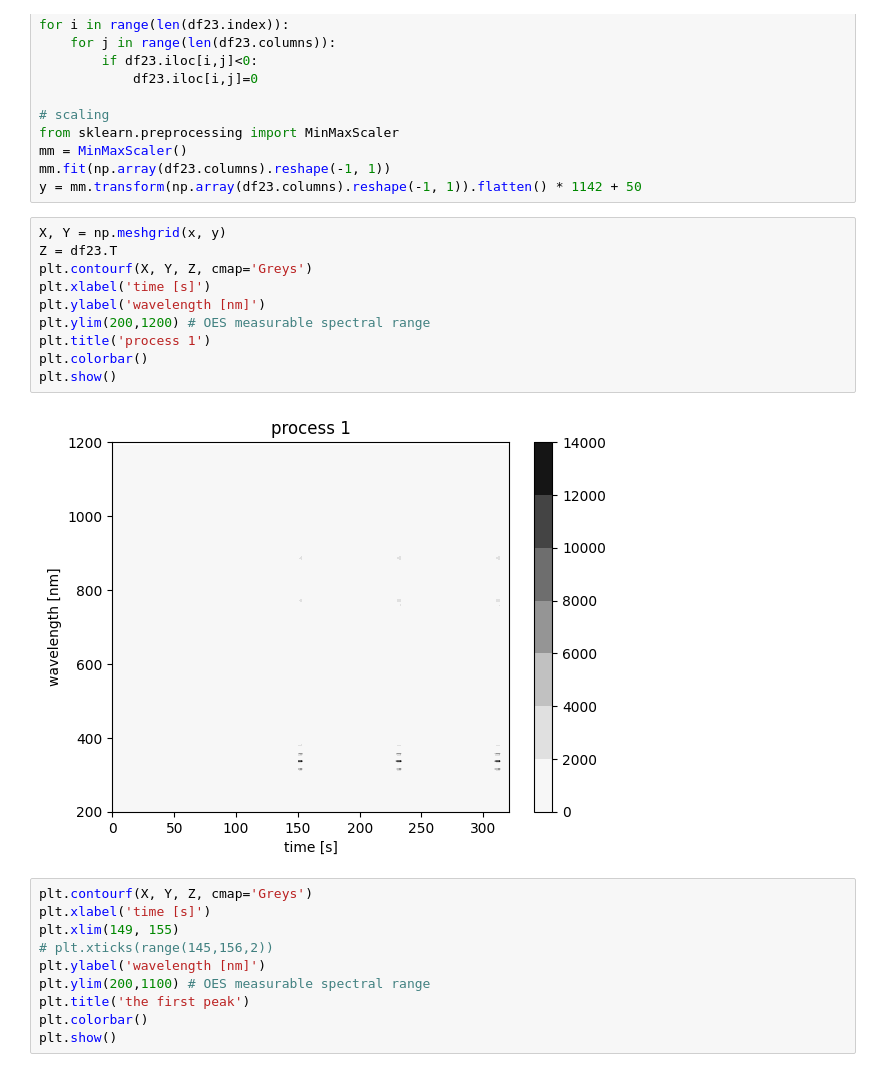
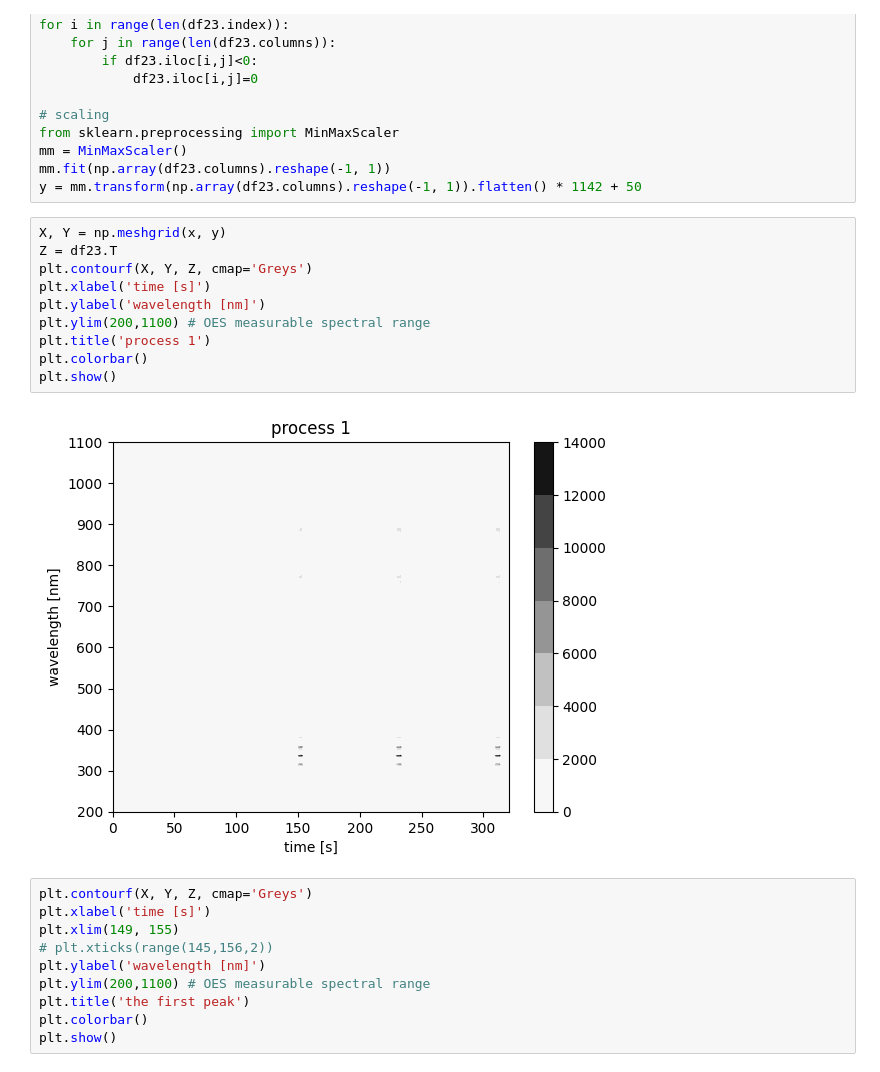
Before and after one commit to Materials-and-Devices-Center-under-KETI/OES_data, a Jupyter notebook: oes_test_new.ipynb, the cells around one changed output. Saved outputs shown, nothing was run; the diff lists cells and outputs as text.

```diff
--- a/oes_test_new.ipynb
+++ b/oes_test_new.ipynb
@@ -122,15 +122,15 @@ y = mm.transform(np.array(df23.columns).reshape(-1, 1)).flatten() * 1142 + 50
 # %%
 X, Y = np.meshgrid(x, y)
 Z = df23.T
 plt.contourf(X, Y, Z, cmap='Greys')
 plt.xlabel('time [s]')
 plt.ylabel('wavelength [nm]')
-plt.ylim(200,1200) # OES measurable spectral range
+plt.ylim(200,1100) # OES measurable spectral range
 plt.title('process 1')
 plt.colorbar()
 plt.show()
 # %% [output]
-[figure, old version]
+[figure, new version]
 # %%
 plt.contourf(X, Y, Z, cmap='Greys')
 plt.xlabel('time [s]')
```
Also changed, not shown: parts of 1 cell of this notebook.
